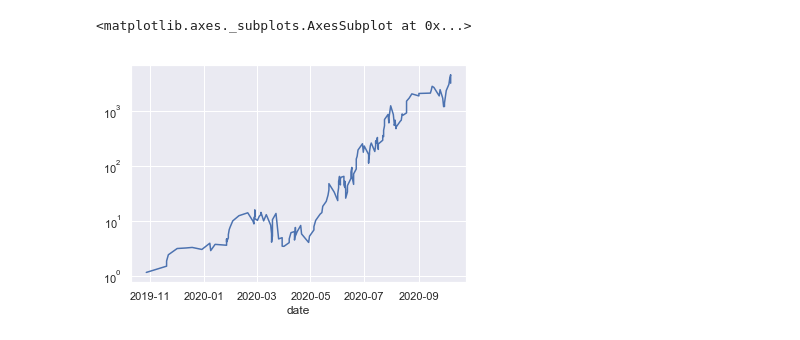
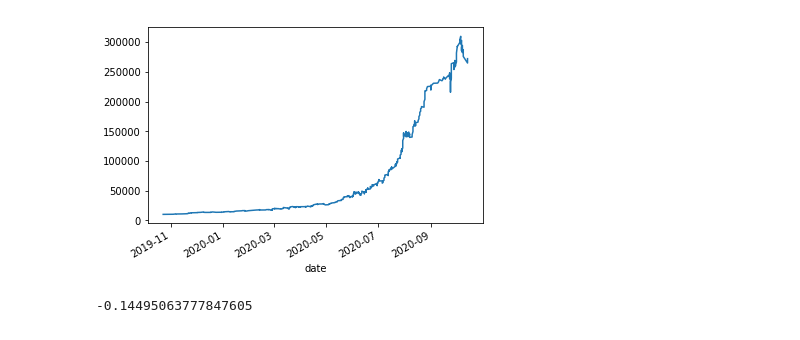
Before and after one commit to hedgeneck/PynnyStock-Analyser, a Jupyter notebook: Estrategia-Using TradesAnalyser.ipynb, the cells around one changed output. Cells and saved outputs as stored; diff of their text form; code cells hidden in the pictures.

```diff
--- a/Estrategia-Using TradesAnalyser.ipynb
+++ b/Estrategia-Using TradesAnalyser.ipynb
@@ -52,7 +131,8 @@ x.index = ran
-# %%
-x = dft['cumprofit']
-x.index = dft['date']
-x.plot(logy=True)
-# %% [output]
-<matplotlib.axes._subplots.AxesSubplot at 0x...>
-[figure, removed]
+# %%
+an.plotEquityCurve(logy=False)
+# %% [output]
+[figure, added]
+# %%
+an.maxDrawdown()
+# %% [output]
+-0.14495063777847605
```
Also changed, not shown: parts of 15 cells of this notebook, 1 other file.
